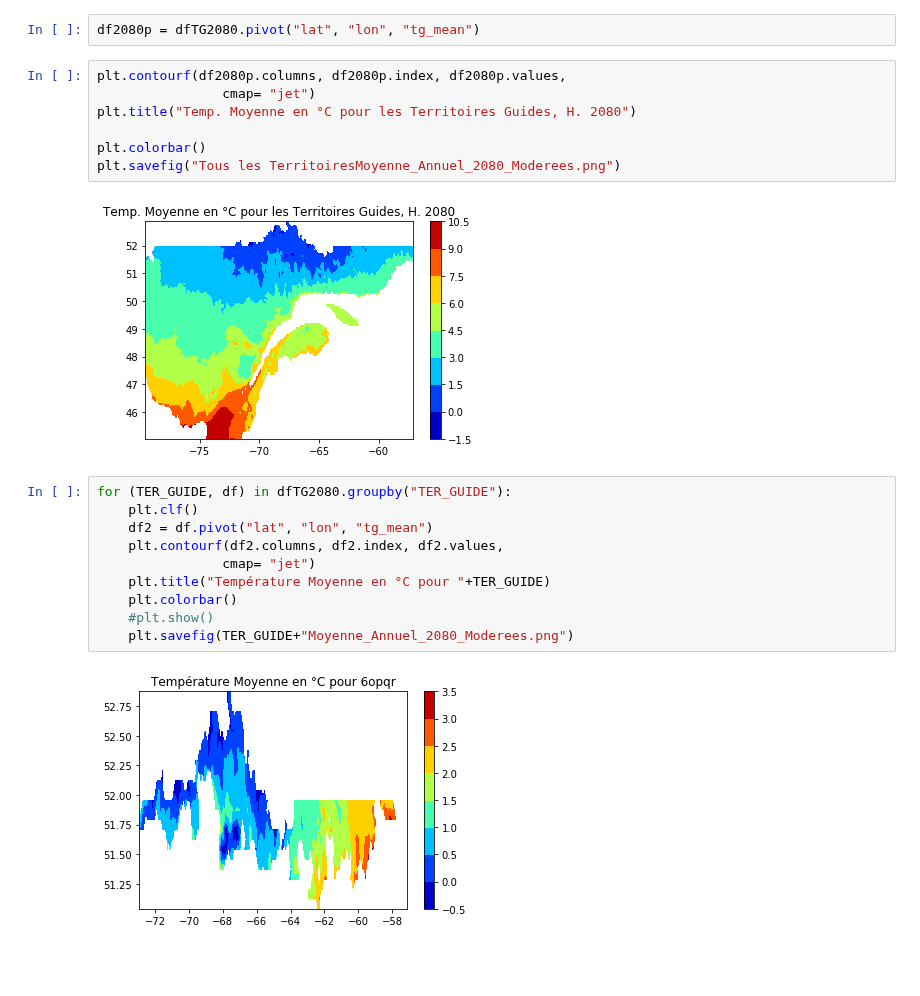
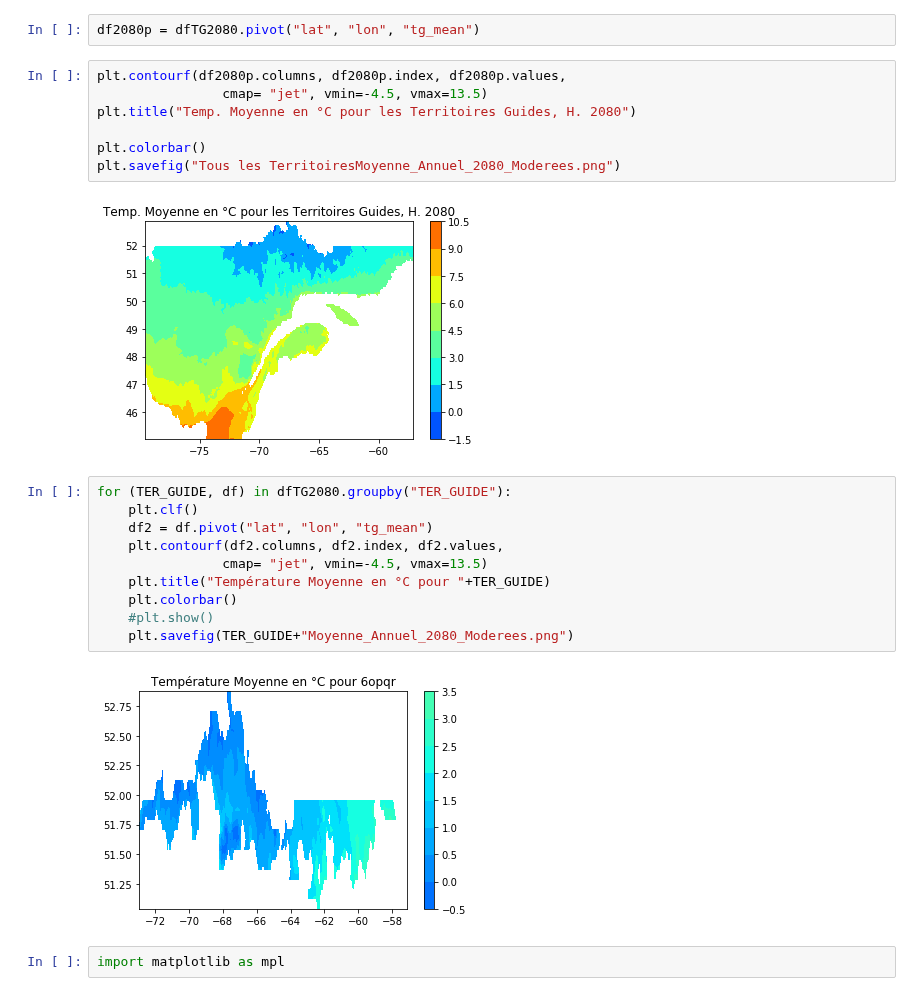
Before and after one commit to marinalopez2110/FistTemplateClimPort, a Jupyter notebook: Plotting NorESM1-M_rcp45_tg_mean_annual by TG.ipynb, the cells around one changed output. Saved outputs shown, nothing was run; the diff lists cells and outputs as text; blank space fills up the shorter version.

```diff
--- a/Plotting NorESM1-M_rcp45_tg_mean_annual by TG.ipynb
+++ b/Plotting NorESM1-M_rcp45_tg_mean_annual by TG.ipynb
@@ -347,22 +347,24 @@ dfTG2080
 df2080p = dfTG2080.pivot("lat", "lon", "tg_mean")
 # %%
 plt.contourf(df2080p.columns, df2080p.index, df2080p.values,
-                cmap= "jet")
+                cmap= "jet", vmin=-4.5, vmax=13.5)
 plt.title("Temp. Moyenne en °C pour les Territoires Guides, H. 2080")
 
 plt.colorbar()
 plt.savefig("Tous les TerritoiresMoyenne_Annuel_2080_Moderees.png")
 # %% [output]
-[figure, old version]
+[figure, new version]
 # %%
 for (TER_GUIDE, df) in dfTG2080.groupby("TER_GUIDE"):
     plt.clf()
     df2 = df.pivot("lat", "lon", "tg_mean")
     plt.contourf(df2.columns, df2.index, df2.values,
-                cmap= "jet")
+                cmap= "jet", vmin=-4.5, vmax=13.5)
     plt.title("Température Moyenne en °C pour "+TER_GUIDE)
     plt.colorbar()
     #plt.show()
     plt.savefig(TER_GUIDE+"Moyenne_Annuel_2080_Moderees.png")
 # %% [output]
-[figure, old version]
+[figure, new version]
+# %%
+import matplotlib as mpl
```
Also changed, not shown: parts of 7 cells of this notebook, 3 other files.
